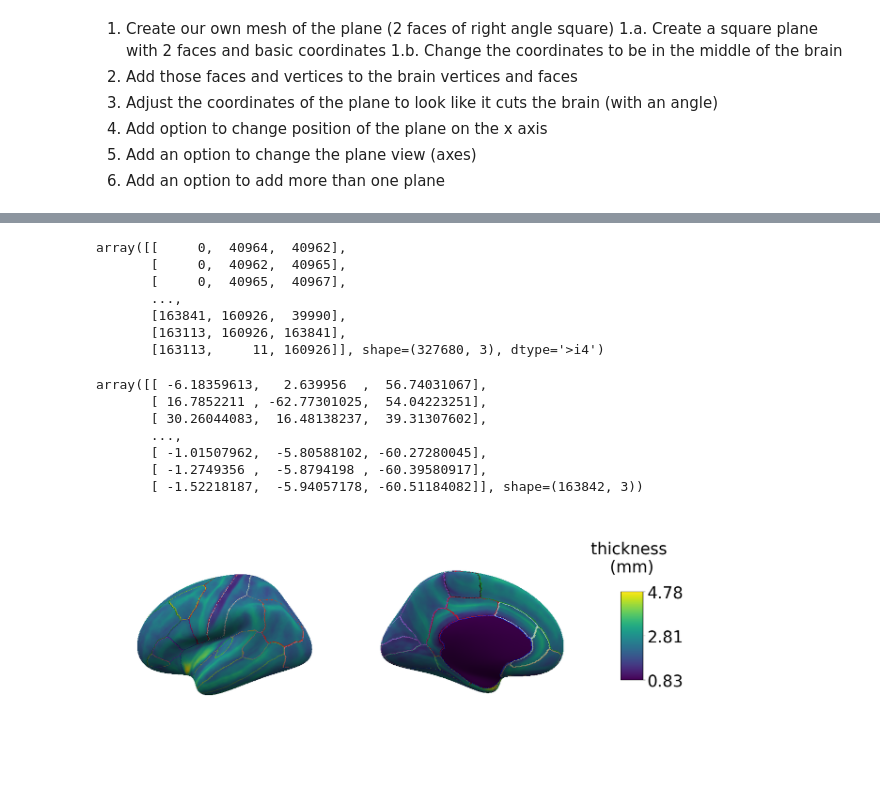
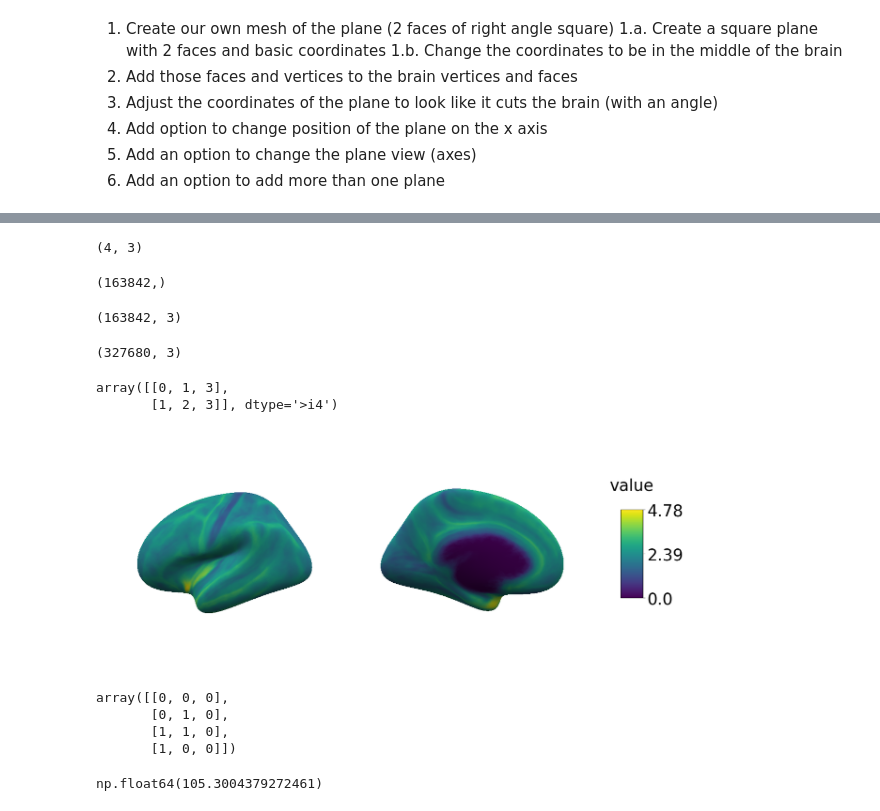
Before and after one commit to mathrip/matplotlib_surface_plotting, a Jupyter notebook: examples/plot_plane_surface.ipynb, the cells around one changed output, grey strips where cells are left out. Cells and saved outputs as stored; diff of their text form; code cells hidden in the pictures; blank space fills up the shorter version.

```diff
--- a/examples/plot_plane_surface.ipynb
+++ b/examples/plot_plane_surface.ipynb
@@ -21,29 +102,36 @@ vertices, faces=nb.freesurfer.io.read_geometry('../data/lh.inflated')
+# %%
+vertices_plane.shape
+# %% [output]
+(4, 3)
+# %%
+overlay.shape
+# %% [output]
+(163842,)
+# %%
+vertices.shape
+# %% [output]
+(163842, 3)
 # %%
-faces
+faces.shape
 # %% [output]
-array([[     0,  40964,  40962],
-       [     0,  40962,  40965],
-       [     0,  40965,  40967],
-       ...,
-       [163841, 160926,  39990],
-       [163113, 160926, 163841],
-       [163113,     11, 160926]], shape=(327680, 3), dtype='>i4')
+(327680, 3)
+# %%
+faces_plane
+# %% [output]
+array([[0, 1, 3],
+       [1, 2, 3]], dtype='>i4')
+# %%
+plot_surf(vertices, faces, overlay)
+# %% [output]
+[figure, added]
+# %%
+vertices_plane
+# %% [output]
+array([[0, 0, 0],
+       [0, 1, 0],
+       [1, 1, 0],
+       [1, 0, 0]])
 # %%
-vertices
+vertices.max()
 # %% [output]
-array([[ -6.18359613,   2.639956  ,  56.74031067],
-       [ 16.7852211 , -62.77301025,  54.04223251],
-       [ 30.26044083,  16.48138237,  39.31307602],
-       ...,
-       [ -1.01507962,  -5.80588102, -60.27280045],
-       [ -1.2749356 ,  -5.8794198 , -60.39580917],
-       [ -1.52218187,  -5.94057178, -60.51184082]], shape=(163842, 3))
+np.float64(105.3004379272461)
-# %%
-plot_surf(vertices, faces, overlay, rotate=[90,270], filename='demo_plot.png',
-          vmax = np.max(overlay[cortex]),vmin=np.min(overlay[cortex]),
-#           mask=mask,
-          pvals=np.ones_like(overlay), cmap_label='thickness \n(mm)',
-          parcel=atlas, parcel_cmap=label_atlas
-         )
-# %% [output]
-[figure, removed]
```
Also changed, not shown: parts of 15 cells of this notebook.
